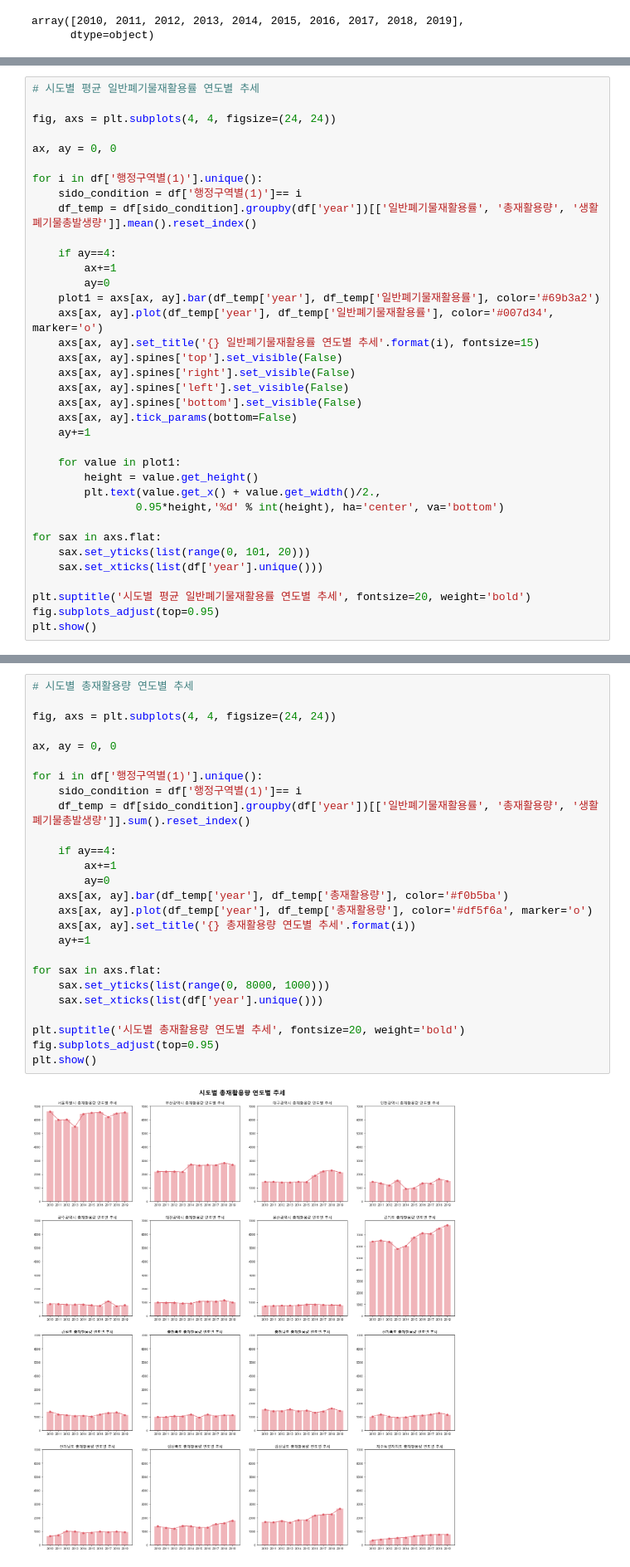
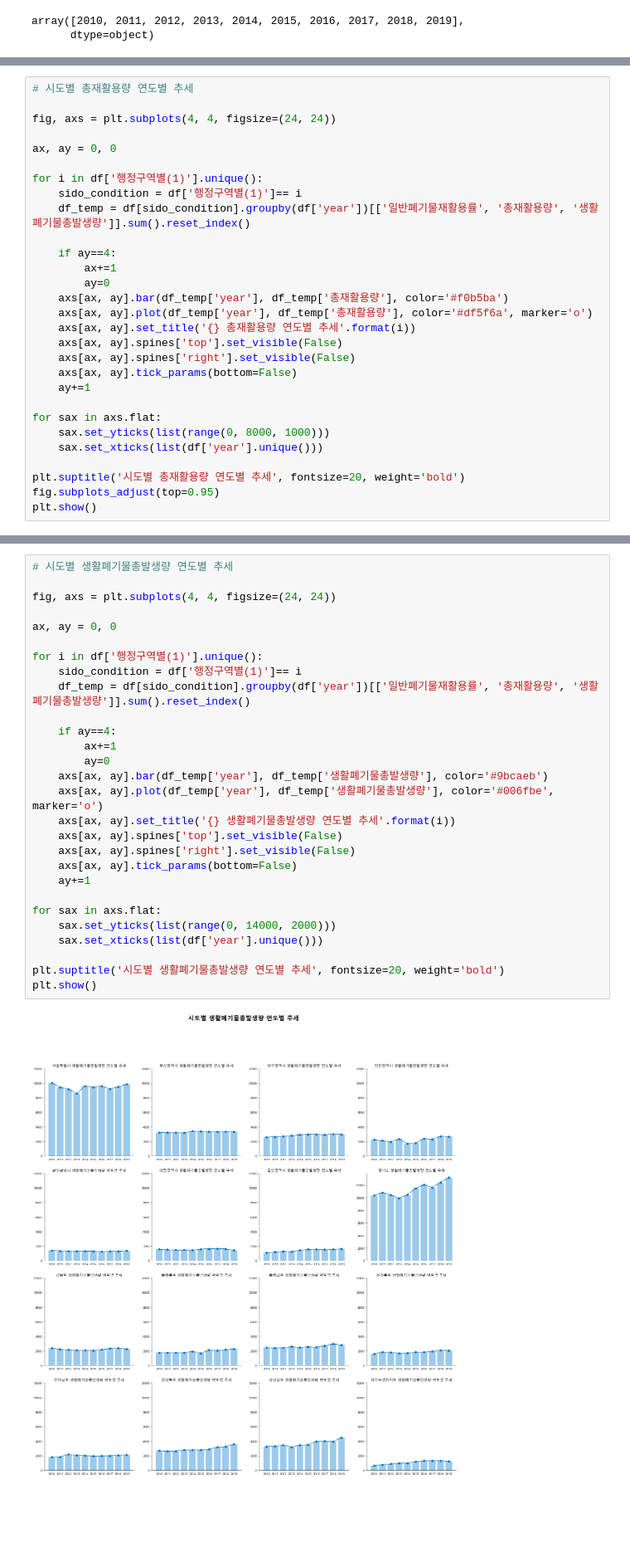
Before and after one commit to huitaek/project_mini_analyze_waste, a Jupyter notebook: src/EDA_hitagi.ipynb, the cells around one changed output, grey strips where cells are left out. Shown at 83% size. Cells and saved outputs as stored; diff of their text form; blank space fills up the shorter version.

```diff
--- a/src/EDA_hitagi.ipynb
+++ b/src/EDA_hitagi.ipynb
@@ -150,5 +179,5 @@ df_temp
 # %%
-# 시도별 평균 일반폐기물재활용률 연도별 추세
+# 시도별 총재활용량 연도별 추세
 
 fig, axs = plt.subplots(4, 4, figsize=(24, 24))
 
@@ -156,31 +185,24 @@ ax, ay = 0, 0
 
 for i in df['행정구역별(1)'].unique():
     sido_condition = df['행정구역별(1)']== i
-    df_temp = df[sido_condition].groupby(df['year'])[['일반폐기물재활용률', '총재활용량', '생활폐기물총발생량']].mean().reset_index()
+    df_temp = df[sido_condition].groupby(df['year'])[['일반폐기물재활용률', '총재활용량', '생활폐기물총발생량']].sum().reset_index()
 
     if ay==4:
         ax+=1
         ay=0
-    plot1 = axs[ax, ay].bar(df_temp['year'], df_temp['일반폐기물재활용률'], color='#69b3a2')
-    axs[ax, ay].plot(df_temp['year'], df_temp['일반폐기물재활용률'], color='#007d34', marker='o')
-    axs[ax, ay].set_title('{} 일반폐기물재활용률 연도별 추세'.format(i), fontsize=15)
+    axs[ax, ay].bar(df_temp['year'], df_temp['총재활용량'], color='#f0b5ba')
+    axs[ax, ay].plot(df_temp['year'], df_temp['총재활용량'], color='#df5f6a', marker='o')
+    axs[ax, ay].set_title('{} 총재활용량 연도별 추세'.format(i))
     axs[ax, ay].spines['top'].set_visible(False)
     axs[ax, ay].spines['right'].set_visible(False)
-    axs[ax, ay].spines['left'].set_visible(False)
-    axs[ax, ay].spines['bottom'].set_visible(False)
     axs[ax, ay].tick_params(bottom=False)
     ay+=1
 
-    for value in plot1:
-        height = value.get_height()
-        plt.text(value.get_x() + value.get_width()/2.,
-                0.95*height,'%d' % int(height), ha='center', va='bottom')
-
 for sax in axs.flat:
-    sax.set_yticks(list(range(0, 101, 20)))
+    sax.set_yticks(list(range(0, 8000, 1000)))
     sax.set_xticks(list(df['year'].unique()))
 
-plt.suptitle('시도별 평균 일반폐기물재활용률 연도별 추세', fontsize=20, weight='bold')
+plt.suptitle('시도별 총재활용량 연도별 추세', fontsize=20, weight='bold')
 fig.subplots_adjust(top=0.95)
 plt.show()
 # %% [output]
@@ -188,28 +210,30 @@ plt.show()
 # %%
-# 시도별 총재활용량 연도별 추세
+# 시도별 생활폐기물총발생량 연도별 추세
 
 fig, axs = plt.subplots(4, 4, figsize=(24, 24))
 
 ax, ay = 0, 0
 
 for i in df['행정구역별(1)'].unique():
     sido_condition = df['행정구역별(1)']== i
     df_temp = df[sido_condition].groupby(df['year'])[['일반폐기물재활용률', '총재활용량', '생활폐기물총발생량']].sum().reset_index()
 
     if ay==4:
         ax+=1
         ay=0
-    axs[ax, ay].bar(df_temp['year'], df_temp['총재활용량'], color='#f0b5ba')
-    axs[ax, ay].plot(df_temp['year'], df_temp['총재활용량'], color='#df5f6a', marker='o')
-    axs[ax, ay].set_title('{} 총재활용량 연도별 추세'.format(i))
+    axs[ax, ay].bar(df_temp['year'], df_temp['생활폐기물총발생량'], color='#9bcaeb')
+    axs[ax, ay].plot(df_temp['year'], df_temp['생활폐기물총발생량'], color='#006fbe', marker='o')
+    axs[ax, ay].set_title('{} 생활폐기물총발생량 연도별 추세'.format(i))
+    axs[ax, ay].spines['top'].set_visible(False)
+    axs[ax, ay].spines['right'].set_visible(False)
+    axs[ax, ay].tick_params(bottom=False)
     ay+=1
 
 for sax in axs.flat:
-    sax.set_yticks(list(range(0, 8000, 1000)))
+    sax.set_yticks(list(range(0, 14000, 2000)))
     sax.set_xticks(list(df['year'].unique()))
 
-plt.suptitle('시도별 총재활용량 연도별 추세', fontsize=20, weight='bold')
-fig.subplots_adjust(top=0.95)
+plt.suptitle('시도별 생활폐기물총발생량 연도별 추세', fontsize=20, weight='bold')
 plt.show()
 # %% [output]
-[figure, old version]
+[figure, new version]
```
Also changed, not shown: parts of 3 cells of this notebook.
